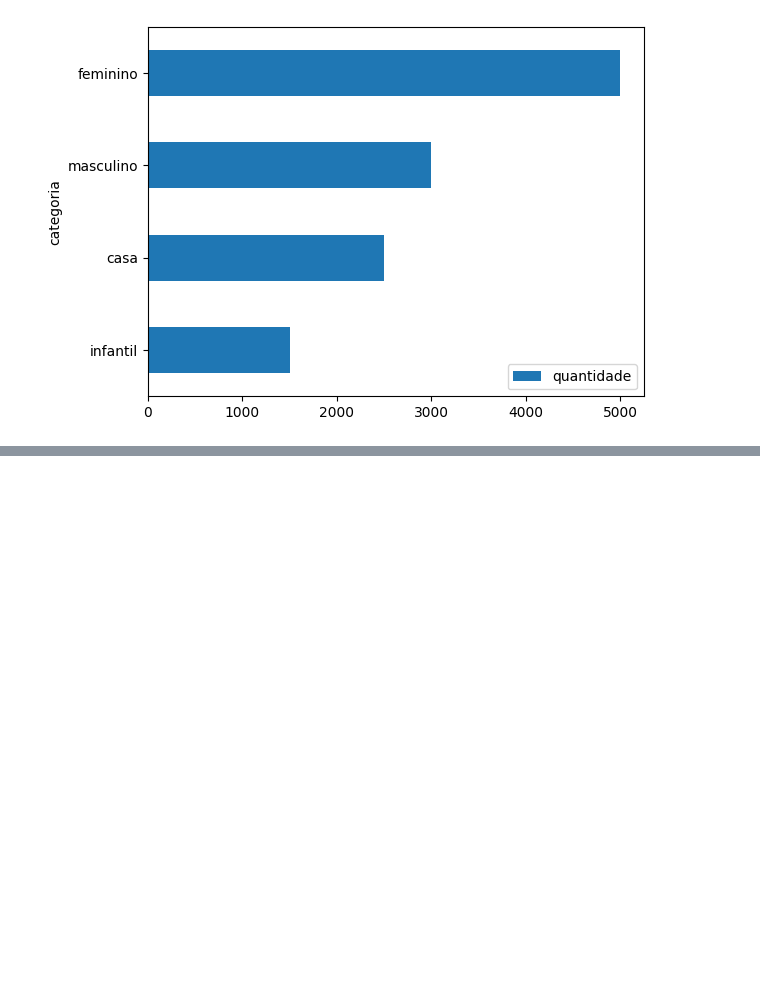
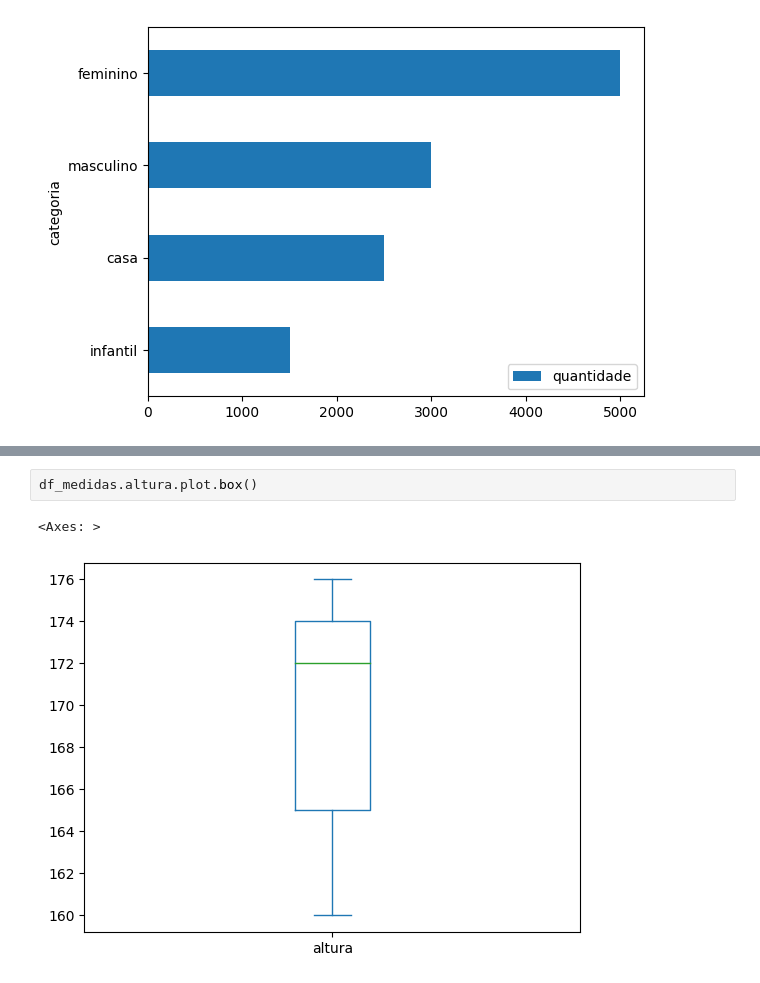
Before and after one commit to MarcosVel/statistics-for-devs, a Jupyter notebook: Medidas.ipynb, the cells around one changed output, grey strips where cells are left out. Saved outputs shown, nothing was run; the diff lists cells and outputs as text; blank space fills up the shorter version.

```diff
--- a/Medidas.ipynb
+++ b/Medidas.ipynb
@@ -211,0 +226,5 @@ df_vendas.sort_values('quantidade').plot.barh(x='categoria', y='quantidade')
+# %%
+df_medidas.altura.plot.box()
+# %% [output]
+<Axes: >
+[figure, added]
```
Also changed, not shown: parts of 4 cells of this notebook.
